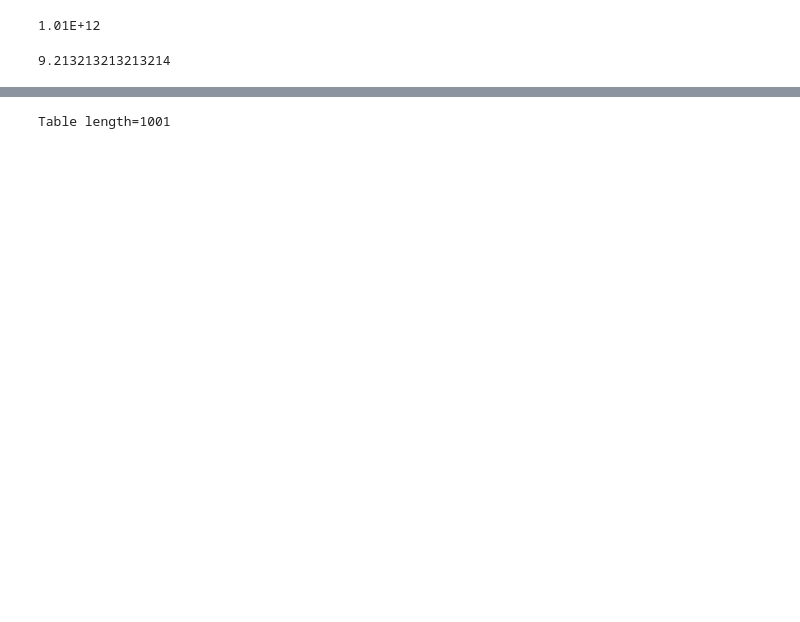
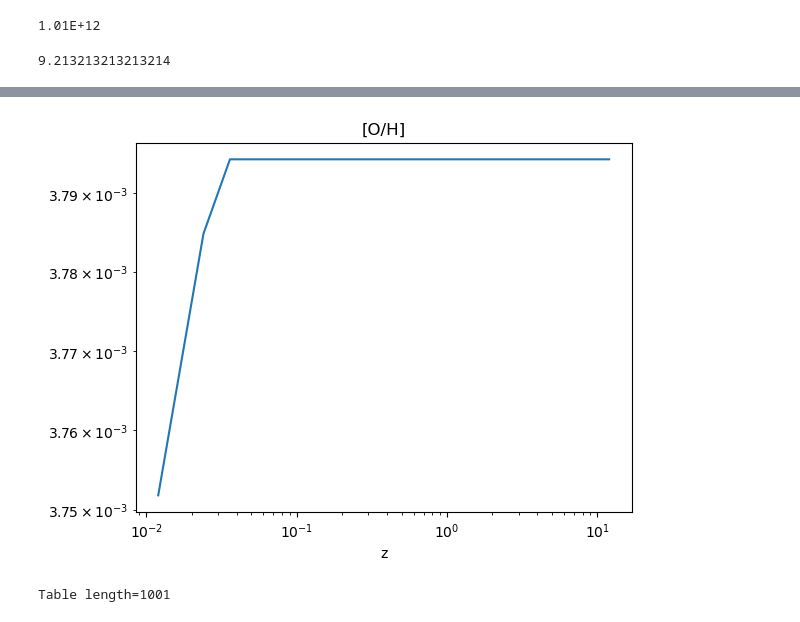
Before and after one commit to KKamp2015/Astro2Project, a Jupyter notebook: Checking.ipynb, the cells around one changed output, grey strips where cells are left out. Saved outputs shown, nothing was run; the diff lists cells and outputs as text; code cells hidden in the pictures; blank space fills up the shorter version.

```diff
--- a/Checking.ipynb
+++ b/Checking.ipynb
@@ -130,3 +145,20 @@ plt.loglog(DATA['Stars'])
+# %%
+Fe=DATA['Fe']
+H=DATA['H']+0.76*DATA['Stars']
+FeH=Fe/H
+O=DATA['O']
+OH=O/H
+plt.title('[Fe/H]')
+plt.loglog(DATA['z'][1:],FeH[1:],label='[Fe/H]')
+plt.xlabel('z')
+plt.savefig('FeH.png',dpi=300)
+plt.clf()
+plt.title('[O/H]')
+plt.loglog(DATA['z'][1:],OH[1:],label='[O/H]')
+plt.xlabel('z')
+plt.savefig('OH.png',dpi=300)
+# %% [output]
+[figure, added]
 # %%
 DATA=ascii.read('OutputBigSB.csv')
 DATA.show_in_notebook()
```
Also changed, not shown: parts of 2 cells of this notebook.
